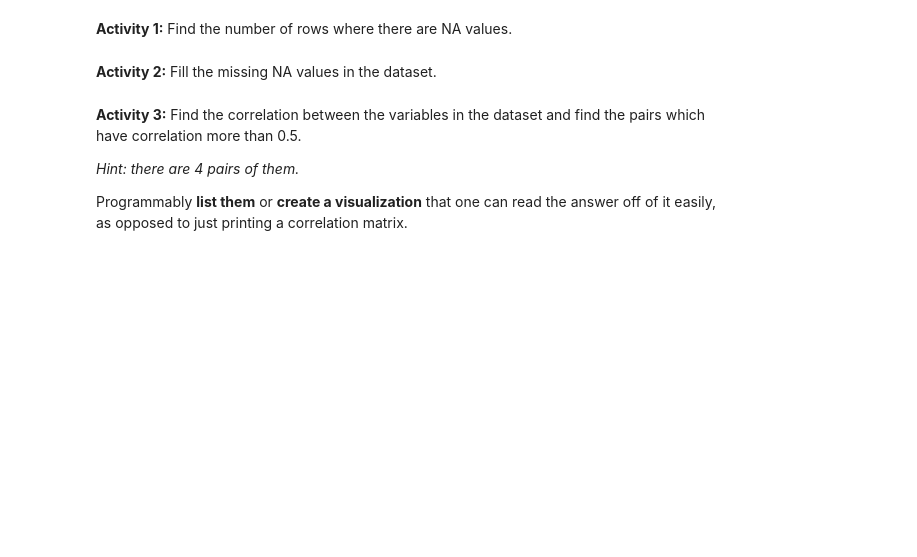
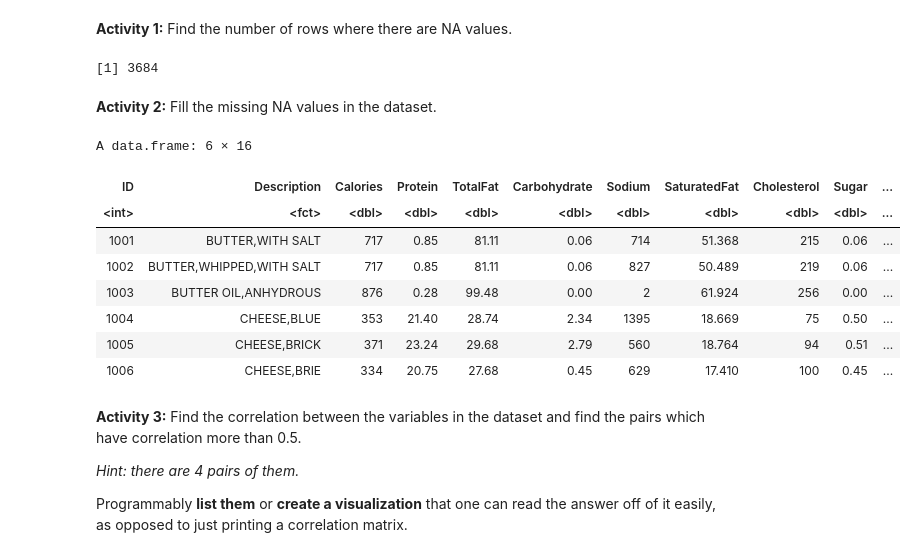
Before and after one commit to BlakeBigG/Big_Data_Visualization_MS, a Jupyter notebook: modules/module1/exercises/Data_Visualization_Intro_R.ipynb, the cells around one changed output. Drawn from its saved outputs; the diff is of its cells as text; code cells hidden in the pictures; blank space fills up the shorter version.

```diff
--- a/modules/module1/exercises/Data_Visualization_Intro_R.ipynb
+++ b/modules/module1/exercises/Data_Visualization_Intro_R.ipynb
@@ -17,10 +62,26 @@ Above outcome is the result of NA values in the dataset. Identify the NA values
 **Activity 1:** Find the number of rows where there are NA values.
 # %%
 ## Your answer for activity 1 goes here ---
+
+nrow(USDA)-nrow(na.omit(USDA))
+# %% [output]
+[1] 3684
 # %% [markdown]
 **Activity 2:** Fill the missing NA values in the dataset.
 # %%
 ## Your answer for activity 2 goes here ---
+USDA[is.na(USDA)] <- 0
+head(USDA)
+# %% [output]
+A data.frame: 6 × 16
+| ID | Description | Calories | Protein | TotalFat | Carbohydrate | Sodium | SaturatedFat | Cholesterol | Sugar | ... |
+| <int> | <fct> | <dbl> | <dbl> | <dbl> | <dbl> | <dbl> | <dbl> | <dbl> | <dbl> | ... |
+| 1001 | BUTTER,WITH SALT | 717 | 0.85 | 81.11 | 0.06 | 714 | 51.368 | 215 | 0.06 | ... |
+| 1002 | BUTTER,WHIPPED,WITH SALT | 717 | 0.85 | 81.11 | 0.06 | 827 | 50.489 | 219 | 0.06 | ... |
+| 1003 | BUTTER OIL,ANHYDROUS | 876 | 0.28 | 99.48 | 0.00 | 2 | 61.924 | 256 | 0.00 | ... |
+| 1004 | CHEESE,BLUE | 353 | 21.40 | 28.74 | 2.34 | 1395 | 18.669 | 75 | 0.50 | ... |
+| 1005 | CHEESE,BRICK | 371 | 23.24 | 29.68 | 2.79 | 560 | 18.764 | 94 | 0.51 | ... |
+| 1006 | CHEESE,BRIE | 334 | 20.75 | 27.68 | 0.45 | 629 | 17.410 | 100 | 0.45 | ... |
 # %% [markdown]
 **Activity 3:** Find the correlation between the variables in the dataset and find the pairs which have correlation more than 0.5.
 
```
Also changed, not shown: parts of 11 cells of this notebook, 3 other files.
